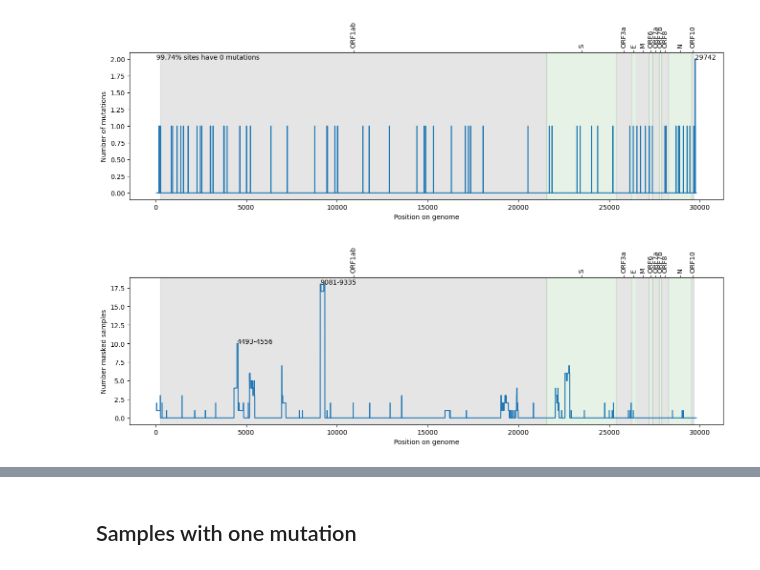
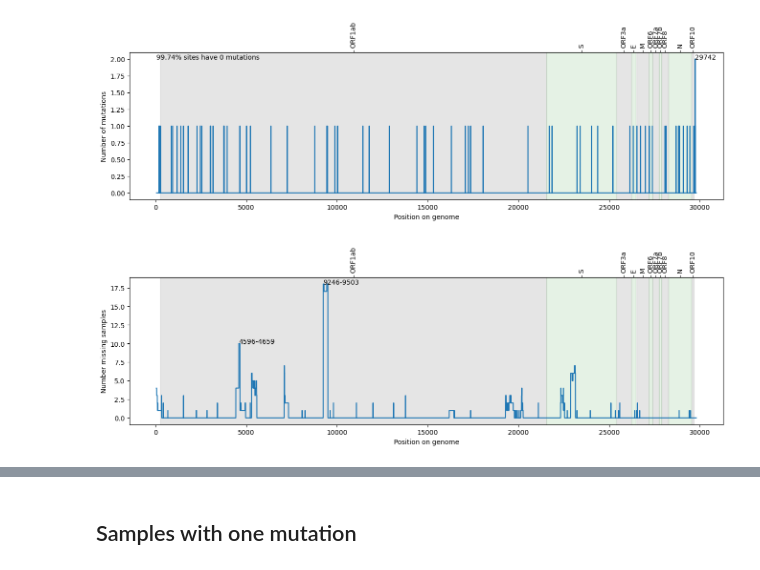
Before and after one commit to jeromekelleher/sc2ts, a Jupyter notebook: notebooks/test_ts.ipynb, the cells around one changed output, grey strips where cells are left out. Cells and saved outputs as stored; diff of their text form; code cells hidden in the pictures.

Commit message:
Track deletions, and fix errors in missing tracking
Breaking change for metadata.

Closes #330

```diff
--- a/notebooks/test_ts.ipynb
+++ b/notebooks/test_ts.ipynb
@@ -153,6 +153,6 @@ ti.plot_mutations_per_site()
 # %% [output]
 [figure]
 # %%
-ti.plot_masked_samples_per_site()
+ti.plot_missing_samples_per_site()
 # %% [output]
-[figure, old version]
+[figure, new version]
```
Also changed, not shown: parts of 10 cells of this notebook, 3 other files.
